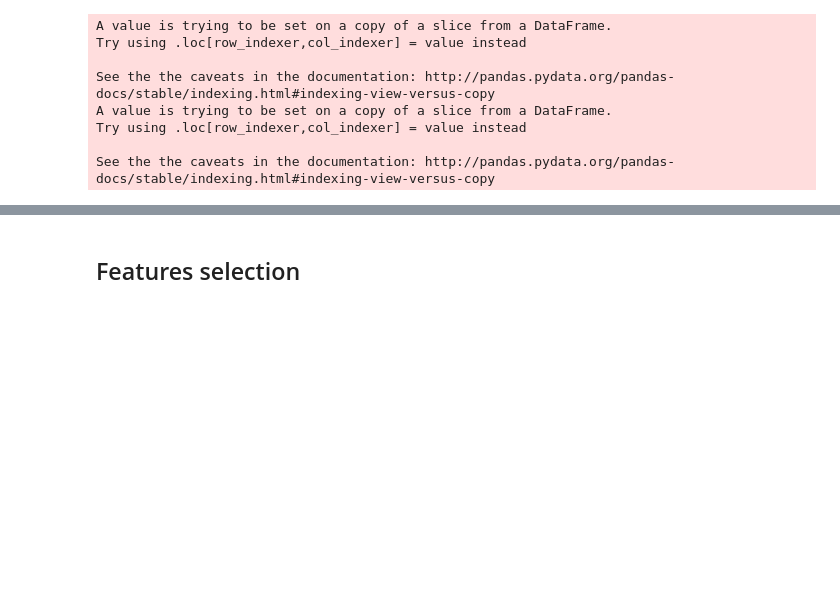
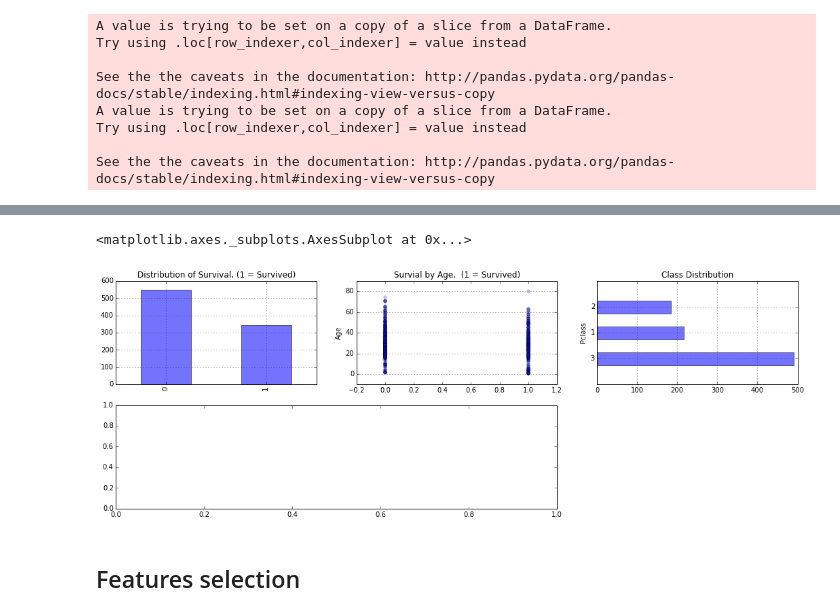
Before and after one commit to FloSugar/Kaggle, a Jupyter notebook: Notebook/Kaggle - Titanic.ipynb, the cells around one changed output, grey strips where cells are left out. Drawn from its saved outputs; the diff is of its cells as text; code cells hidden in the pictures; blank space fills up the shorter version.

```diff
--- a/Notebook/Kaggle - Titanic.ipynb
+++ b/Notebook/Kaggle - Titanic.ipynb
@@ -47,6 +47,9 @@ big_X_imputed = DataFrameImputer().fit_transform(big_X)
 # Let's rebuild train & test datasets with imputed values
 train_X = big_X_imputed[:train.shape[0]]
 test_X = big_X_imputed[train.shape[0]:]
+
+#Concat to be able to see interaction between X and Y. (Descriptive viz)
+train = pd.concat([train_X, train_Y], axis=1)
 
 # Male = 1 / Female = 0  using map function
 train_X['Gender'] = train_X['Sex'].map( {'female': 0, 'male': 1} ).astype(int)
@@ -82,3 +104,34 @@ TODO
+# %%
+#Figure properties (useful !)
+fig = plt.figure(figsize=(18,6), dpi=1600)
+alpha=alpha_scatterplot = 0.2
+alpha_bar_chart = 0.55 #transparence
+
+## Overall suvrived ##
+# lets us plot many diffrent shaped graphs together (Multiple plot) - check doc
+ax1 = plt.subplot2grid((2,3),(0,0))
+# plots a bar graph of those who surived vs those who did not.
+train.Survived.value_counts().plot(kind='bar', alpha=alpha_bar_chart)
+# puts a title on our graph
+plt.title("Distribution of Survival, (1 = Survived)")
+
+## Suvrived vs age ##
+plt.subplot2grid((2,3),(0,1))
+plt.scatter(train.Survived, train.Age, alpha=alpha_scatterplot)
+plt.ylabel("Age")
+# formats the grid line style of our graphs
+plt.grid(b=True, which='major', axis='y')
+plt.title("Survial by Age,  (1 = Survived)")
+
+##  Pclass ##
+ax3 = plt.subplot2grid((2,3),(0,2))
+train.Pclass.value_counts().plot(kind="barh", alpha=alpha_bar_chart)
+ax3.set_ylim(-1, len(train.Pclass.value_counts()))
+plt.title("Class Distribution")
+plt.ylabel("Pclass")
+# %% [output]
+<matplotlib.axes._subplots.AxesSubplot at 0x...>
+[figure, added]
 # %% [markdown]
 ## Features selection
 # %%
```
Also changed, not shown: parts of 2 cells of this notebook.
